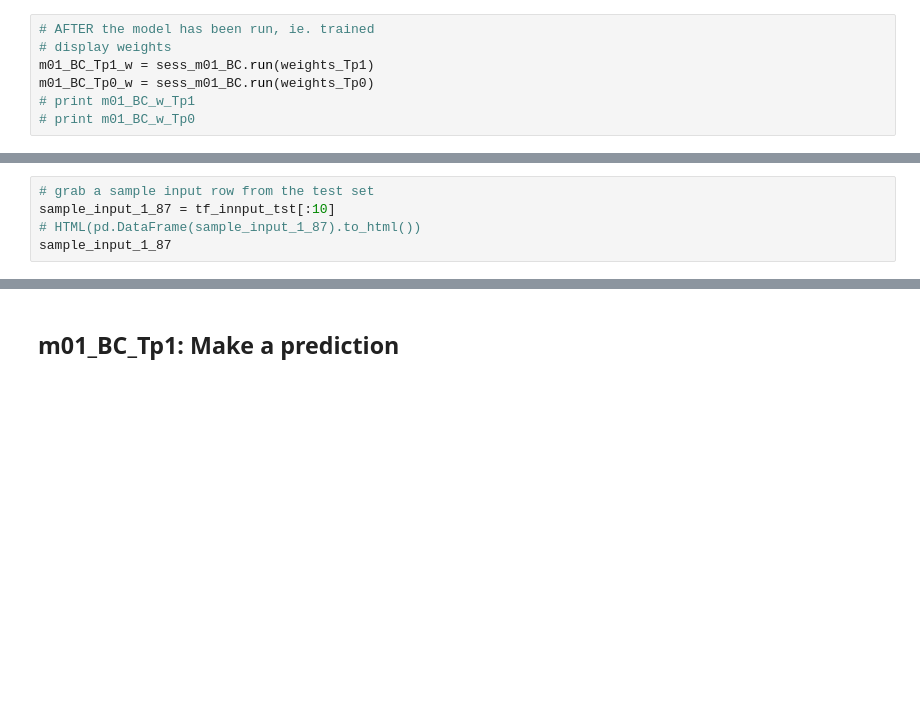
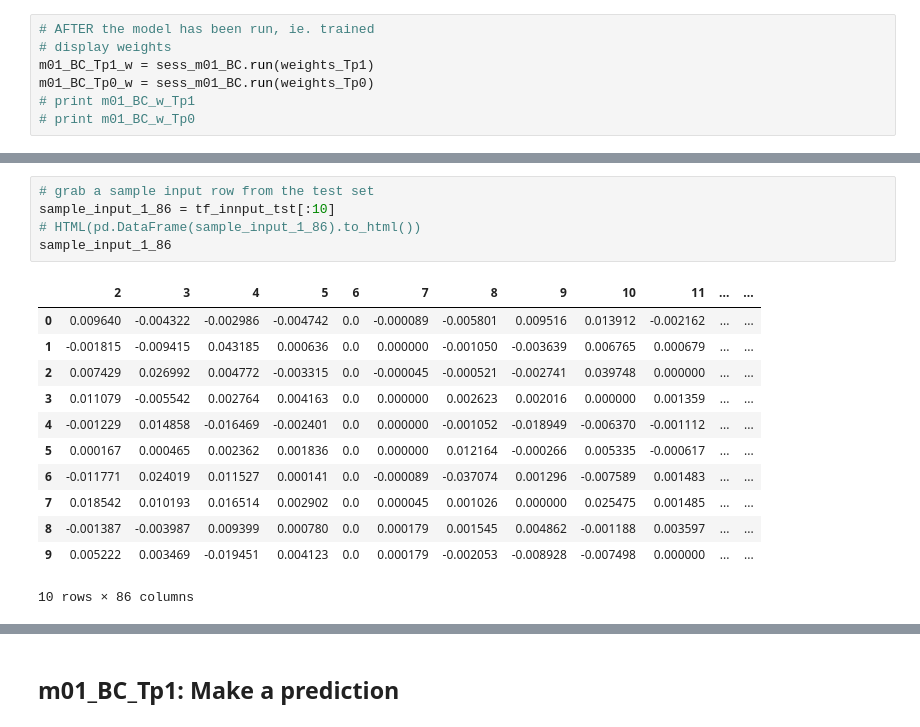
Before and after one commit to eyup-saltik-2016/datalab, a Jupyter notebook: ML__GCP_TF__BC_NN__MXN.ipynb, the cells around one changed output, grey strips where cells are left out. Drawn from its saved outputs; the diff is of its cells as text; blank space fills up the shorter version.

```diff
--- a/ML__GCP_TF__BC_NN__MXN.ipynb
+++ b/ML__GCP_TF__BC_NN__MXN.ipynb
@@ -1607,6 +1609,19 @@ print "uploaded:", response
 # %%
 # grab a sample input row from the test set
-sample_input_1_87 = tf_innput_tst[:10]
-# HTML(pd.DataFrame(sample_input_1_87).to_html())
-sample_input_1_87
+sample_input_1_86 = tf_innput_tst[:10]
+# HTML(pd.DataFrame(sample_input_1_86).to_html())
+sample_input_1_86
+# %% [output]
+|  | 2 | 3 | 4 | 5 | 6 | 7 | 8 | 9 | 10 | 11 | ... | ... |
+| 0 | 0.009640 | -0.004322 | -0.002986 | -0.004742 | 0.0 | -0.000089 | -0.005801 | 0.009516 | 0.013912 | -0.002162 | ... | ... |
+| 1 | -0.001815 | -0.009415 | 0.043185 | 0.000636 | 0.0 | 0.000000 | -0.001050 | -0.003639 | 0.006765 | 0.000679 | ... | ... |
+| 2 | 0.007429 | 0.026992 | 0.004772 | -0.003315 | 0.0 | -0.000045 | -0.000521 | -0.002741 | 0.039748 | 0.000000 | ... | ... |
+| 3 | 0.011079 | -0.005542 | 0.002764 | 0.004163 | 0.0 | 0.000000 | 0.002623 | 0.002016 | 0.000000 | 0.001359 | ... | ... |
+| 4 | -0.001229 | 0.014858 | -0.016469 | -0.002401 | 0.0 | 0.000000 | -0.001052 | -0.018949 | -0.006370 | -0.001112 | ... | ... |
+| 5 | 0.000167 | 0.000465 | 0.002362 | 0.001836 | 0.0 | 0.000000 | 0.012164 | -0.000266 | 0.005335 | -0.000617 | ... | ... |
+| 6 | -0.011771 | 0.024019 | 0.011527 | 0.000141 | 0.0 | -0.000089 | -0.037074 | 0.001296 | -0.007589 | 0.001483 | ... | ... |
+| 7 | 0.018542 | 0.010193 | 0.016514 | 0.002902 | 0.0 | 0.000045 | 0.001026 | 0.000000 | 0.025475 | 0.001485 | ... | ... |
+| 8 | -0.001387 | -0.003987 | 0.009399 | 0.000780 | 0.0 | 0.000179 | 0.001545 | 0.004862 | -0.001188 | 0.003597 | ... | ... |
+| 9 | 0.005222 | 0.003469 | -0.019451 | 0.004123 | 0.0 | 0.000179 | -0.002053 | -0.008928 | -0.007498 | 0.000000 | ... | ... |
+10 rows × 86 columns
 # %%
```
Also changed, not shown: parts of 9 cells of this notebook.
